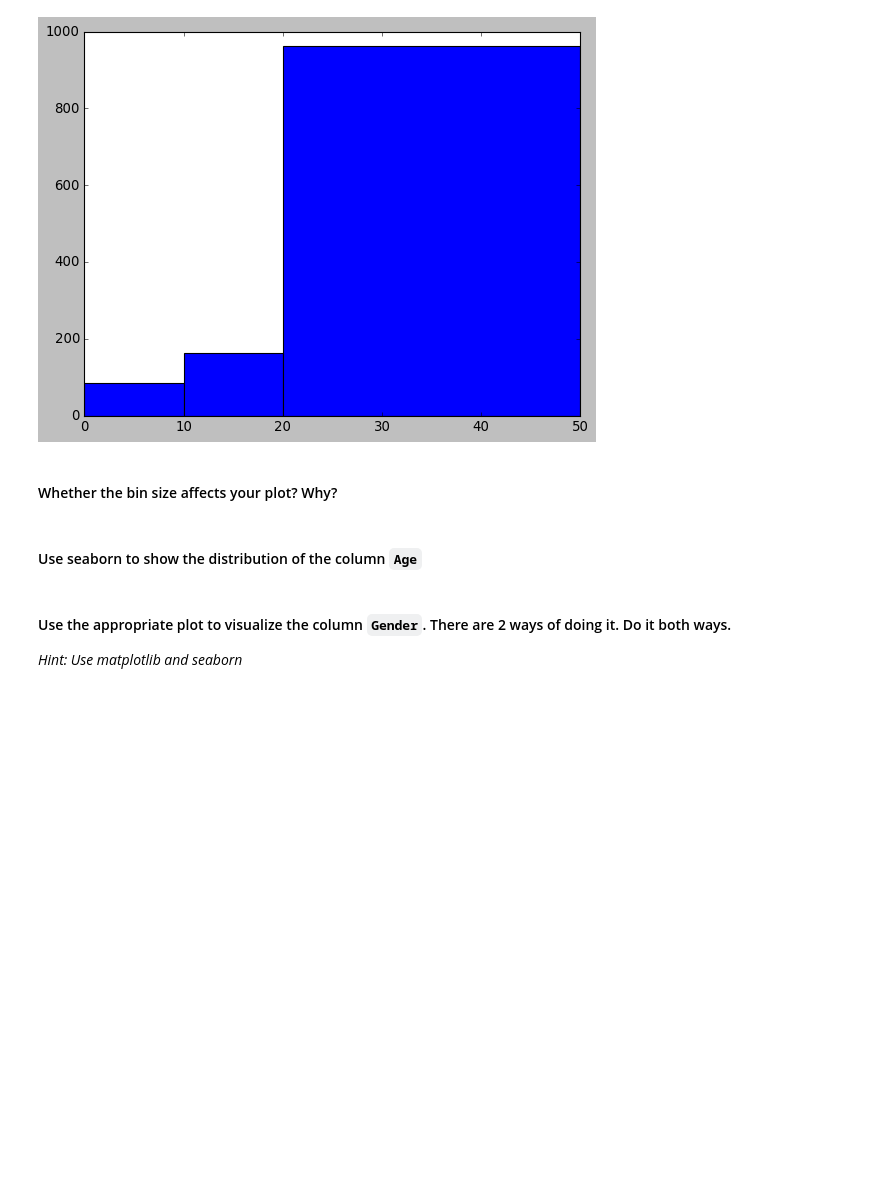
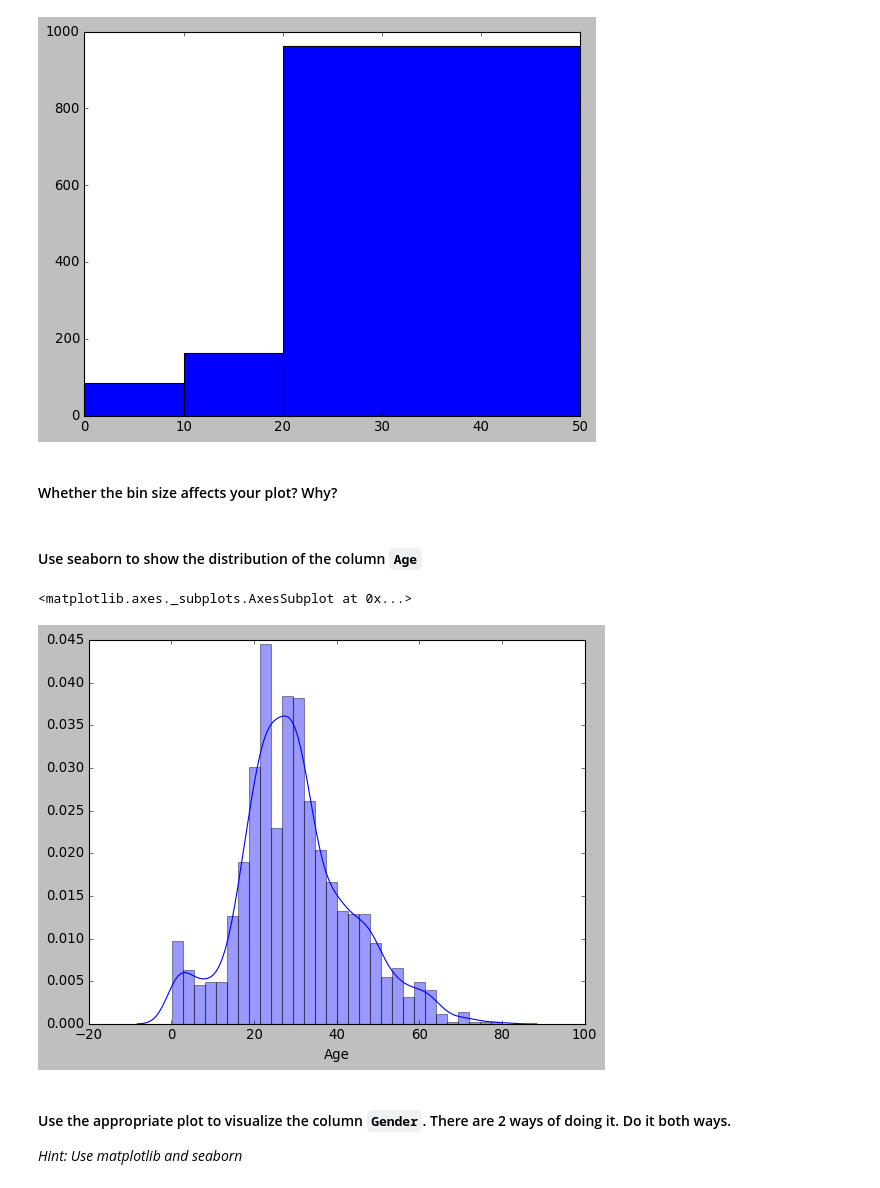
Before and after one commit to Albrodmar/dataptmad1019, a Jupyter notebook: module-2/lab-matplotlib-seaborn/your-code/challenge-3.ipynb, the cells around one changed output. Drawn from its saved outputs; the diff is of its cells as text; code cells hidden in the pictures; blank space fills up the shorter version.

```diff
--- a/module-2/lab-matplotlib-seaborn/your-code/challenge-3.ipynb
+++ b/module-2/lab-matplotlib-seaborn/your-code/challenge-3.ipynb
@@ -117,6 +117,11 @@ plt.show()
 #### Use seaborn to show the distribution of the column `Age`
 # %%
 # your code here
+import seaborn as sns
+sns.distplot(titanic['Age'])
+# %% [output]
+<matplotlib.axes._subplots.AxesSubplot at 0x...>
+[figure, added]
 # %% [markdown]
 #### Use the appropriate plot to visualize the column `Gender`. There are 2 ways of doing it. Do it both ways.
 
```
Also changed, not shown: parts of 9 cells of this notebook.
